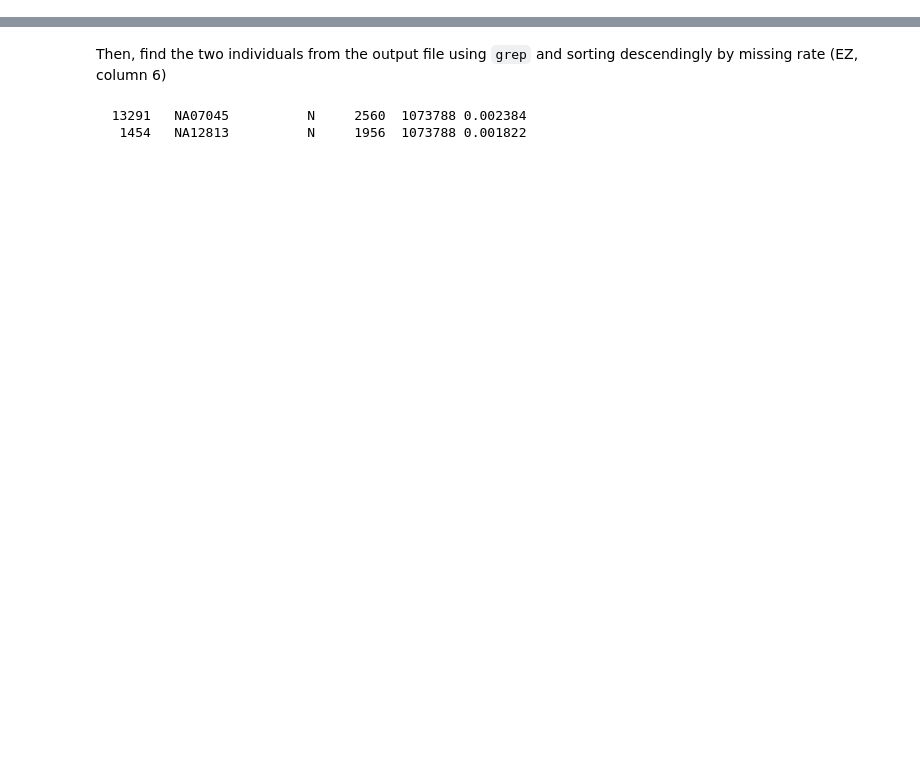
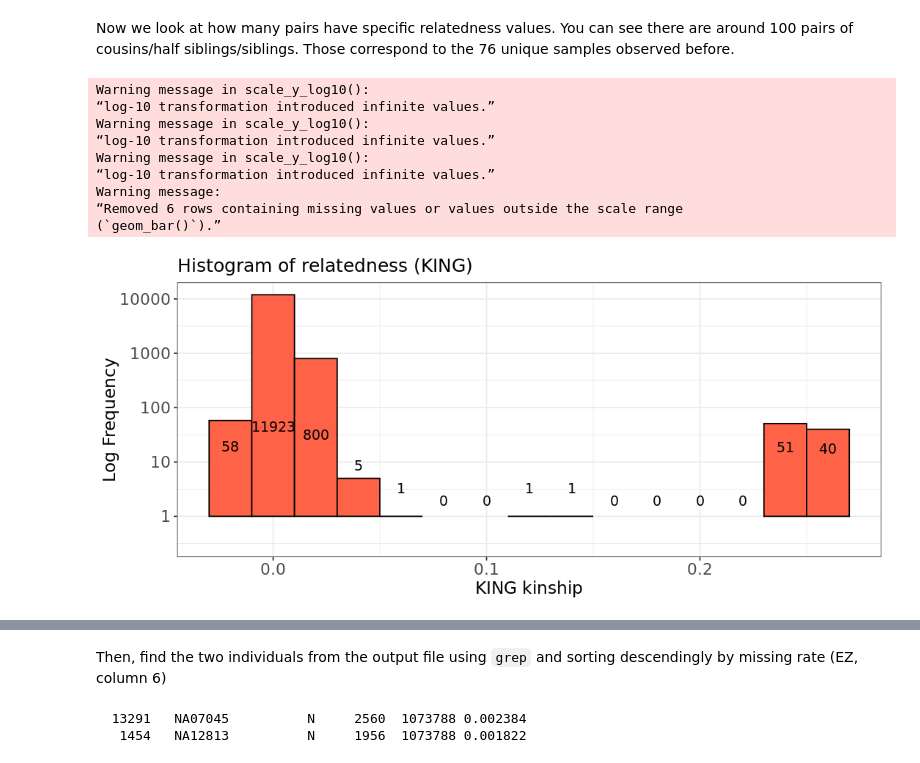
Before and after one commit to hds-sandbox/GWAS_course, a Jupyter notebook: develop/GWAS4-QualityControlB.out.ipynb, the cells around one changed output, grey strips where cells are left out. Cells and saved outputs as stored; diff of their text form; code cells hidden in the pictures; blank space fills up the shorter version.

```diff
--- a/develop/GWAS4-QualityControlB.out.ipynb
+++ b/develop/GWAS4-QualityControlB.out.ipynb
@@ -302,0 +214,50 @@ kernel.
+# %%
+# Generate a plot to assess the type of relationship.
+suppressMessages(suppressWarnings(library(ggplot2)))
+
+options(repr.plot.width = 9, repr.plot.height = 4)
+
+# Read data into R
+relatedness <- read.table("Results/GWAS4/KING.kin0", header=TRUE, comment.char = '|')
+
+head(relatedness)
+# %% [markdown]
+Now we look at how many pairs have specific relatedness values. You can
+see there are around 100 pairs of cousins/half siblings/siblings. Those
+correspond to the 76 unique samples observed before.
+# %%
+hist.king <- ggplot(relatedness, aes(x=relatedness[,8])) +
+  geom_histogram(binwidth = 0.02, col = "black", fill="tomato") +
+  labs(title = "Histogram of relatedness (KING)") +
+  xlab("KING kinship") +
+  ylab("Log Frequency") +
+  theme_bw() +
+  scale_y_log10() +
+  theme(axis.title=element_text(size=14),
+        axis.text=element_text(size=13),
+        plot.title=element_text(size=15))
+
+#Extract coordinates of the plot
+bin_data <- ggplot_build(hist.king)$data[[1]]
+
+#Adding text labels to  each bar,
+#accounting for log scale
+hist.king +
+  geom_text(data = bin_data,
+            aes(x = xmin + (xmax - xmin) / 2,
+                y = log10(count+1),  # Apply log10
+                label = count),
+                vjust = -5, #Vertical adjustment of text
+                size = 4,
+                color = "black")
+# %% [output]
+Warning message in scale_y_log10():
+“log-10 transformation introduced infinite values.”
+Warning message in scale_y_log10():
+“log-10 transformation introduced infinite values.”
+Warning message in scale_y_log10():
+“log-10 transformation introduced infinite values.”
+Warning message:
+“Removed 6 rows containing missing values or values outside the scale range
+(`geom_bar()`).”
+[figure, added]
```
Also changed, not shown: parts of 65 cells of this notebook, 25 other files.
